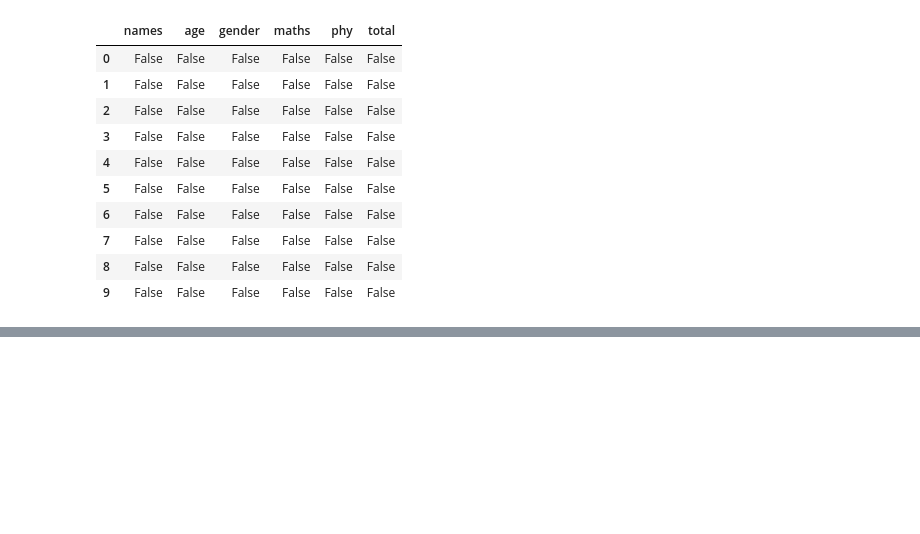
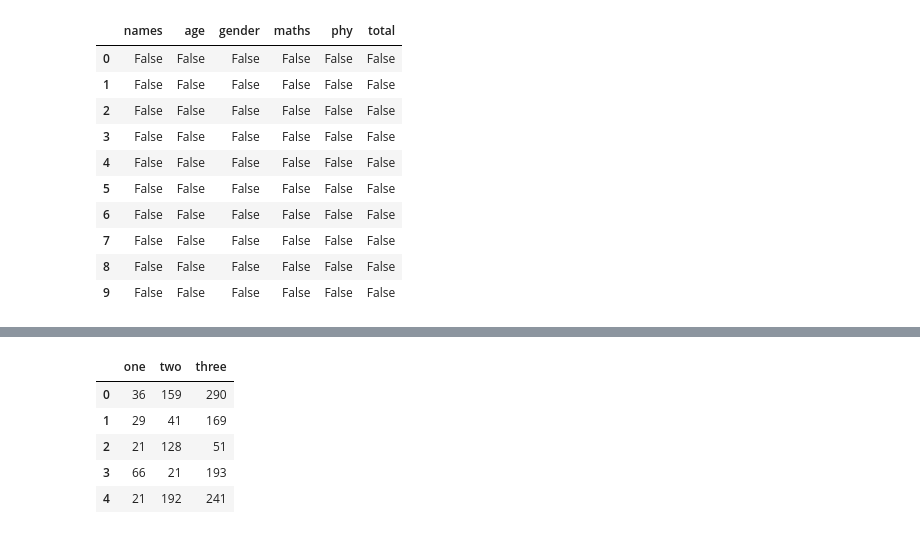
Before and after one commit to ajayyadav1998/Python-9am, a Jupyter notebook: Data Science/Introduction to Pandas.ipynb, the cells around one changed output, grey strips where cells are left out. Drawn from its saved outputs; the diff is of its cells as text; code cells hidden in the pictures; blank space fills up the shorter version.

```diff
--- a/Data Science/Introduction to Pandas.ipynb
+++ b/Data Science/Introduction to Pandas.ipynb
@@ -415,0 +433,9 @@ df.isna()
+# %%
+df.head()
+# %% [output]
+|  | one | two | three |
+| 0 | 36 | 159 | 290 |
+| 1 | 29 | 41 | 169 |
+| 2 | 21 | 128 | 51 |
+| 3 | 66 | 21 | 193 |
+| 4 | 21 | 192 | 241 |
```
Also changed, not shown: parts of 19 cells of this notebook, 1 other file.
